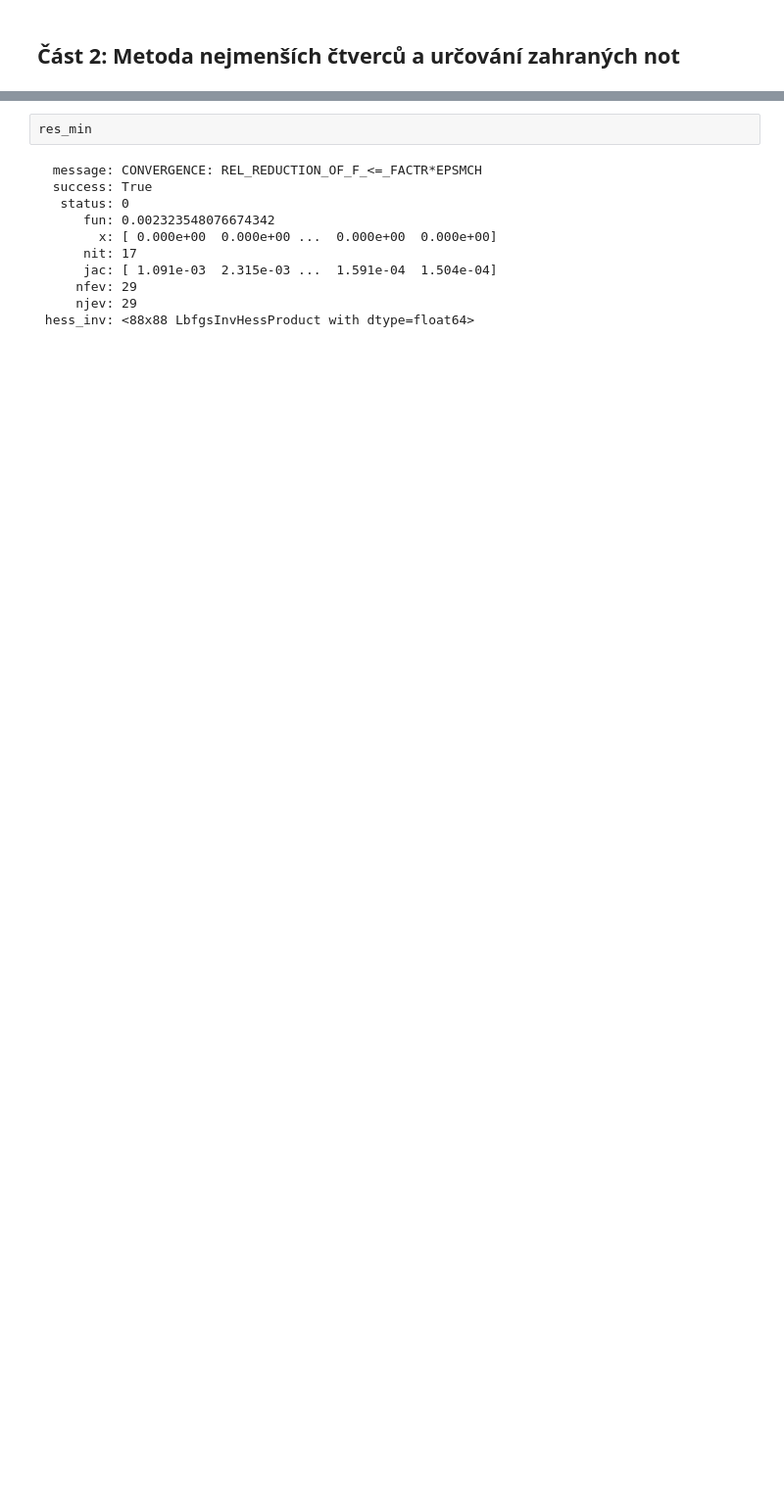
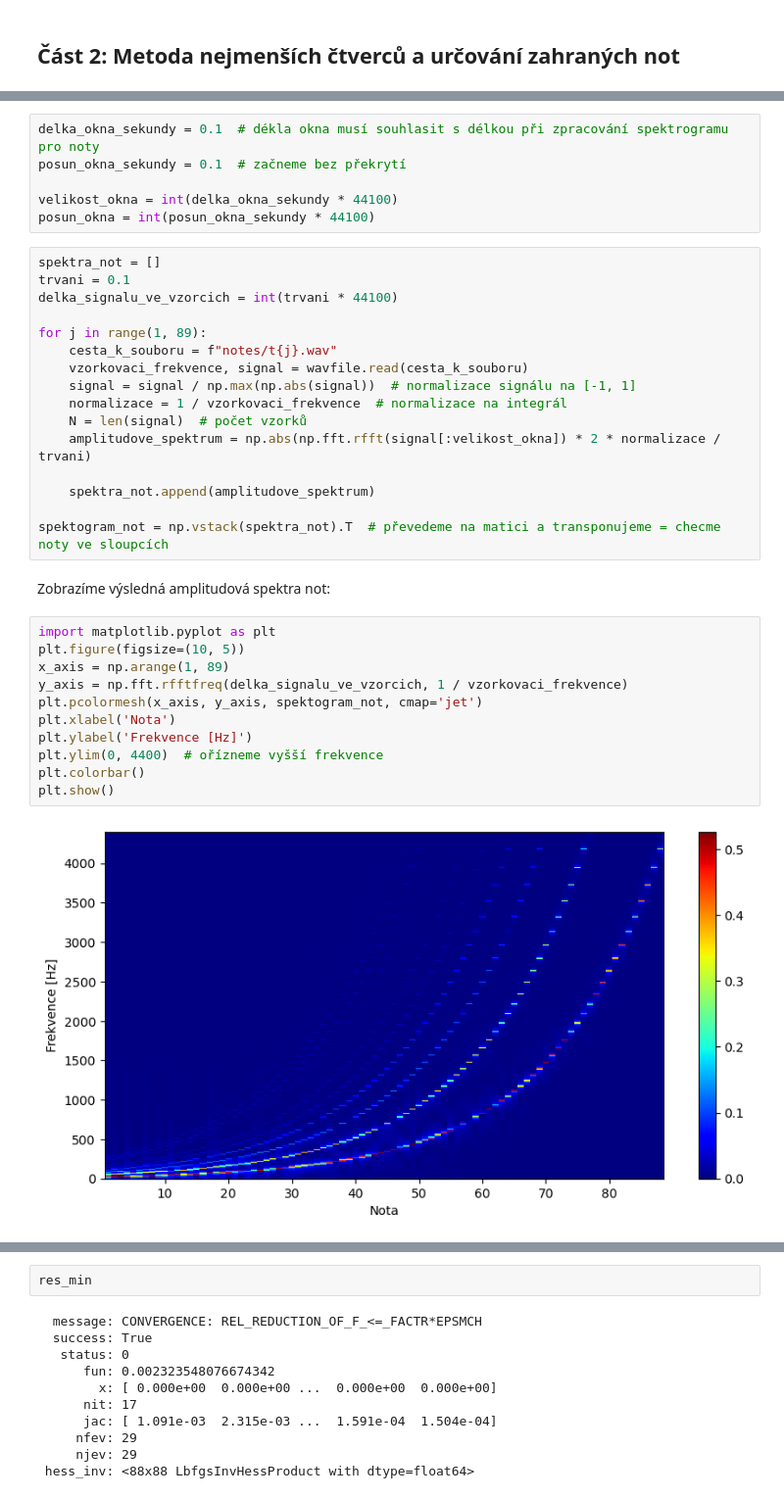
Before and after one commit to majkasadowska/SKOMAM, a Jupyter notebook: cv3/cv3.ipynb, the cells around one changed output, grey strips where cells are left out. Shown at 98% size. Drawn from its saved outputs; the diff is of its cells as text; blank space fills up the shorter version.

```diff
--- a/cv3/cv3.ipynb
+++ b/cv3/cv3.ipynb
@@ -138,0 +129,37 @@ for j in range(1, 89):
+# %%
+delka_okna_sekundy = 0.1  # dékla okna musí souhlasit s délkou při zpracování spektrogramu pro noty
+posun_okna_sekundy = 0.1  # začneme bez překrytí
+
+velikost_okna = int(delka_okna_sekundy * 44100)
+posun_okna = int(posun_okna_sekundy * 44100)
+# %%
+spektra_not = []
+trvani = 0.1
+delka_signalu_ve_vzorcich = int(trvani * 44100)
+
+for j in range(1, 89):
+    cesta_k_souboru = f"notes/t{j}.wav"
+    vzorkovaci_frekvence, signal = wavfile.read(cesta_k_souboru)
+    signal = signal / np.max(np.abs(signal))  # normalizace signálu na [-1, 1]
+    normalizace = 1 / vzorkovaci_frekvence  # normalizace na integrál
+    N = len(signal)  # počet vzorků
+    amplitudove_spektrum = np.abs(np.fft.rfft(signal[:velikost_okna]) * 2 * normalizace / trvani)
+
+    spektra_not.append(amplitudove_spektrum)
+
+spektogram_not = np.vstack(spektra_not).T  # převedeme na matici a transponujeme = checme noty ve sloupcích
+# %% [markdown]
+Zobrazíme výsledná amplitudová spektra not:
+# %%
+import matplotlib.pyplot as plt
+plt.figure(figsize=(10, 5))
+x_axis = np.arange(1, 89)
+y_axis = np.fft.rfftfreq(delka_signalu_ve_vzorcich, 1 / vzorkovaci_frekvence)
+plt.pcolormesh(x_axis, y_axis, spektogram_not, cmap='jet')
+plt.xlabel('Nota')
+plt.ylabel('Frekvence [Hz]')
+plt.ylim(0, 4400)  # ořízneme vyšší frekvence
+plt.colorbar()
+plt.show()
+# %% [output]
+[figure, added]
```
Also changed, not shown: parts of 50 cells of this notebook, 1 other file.
